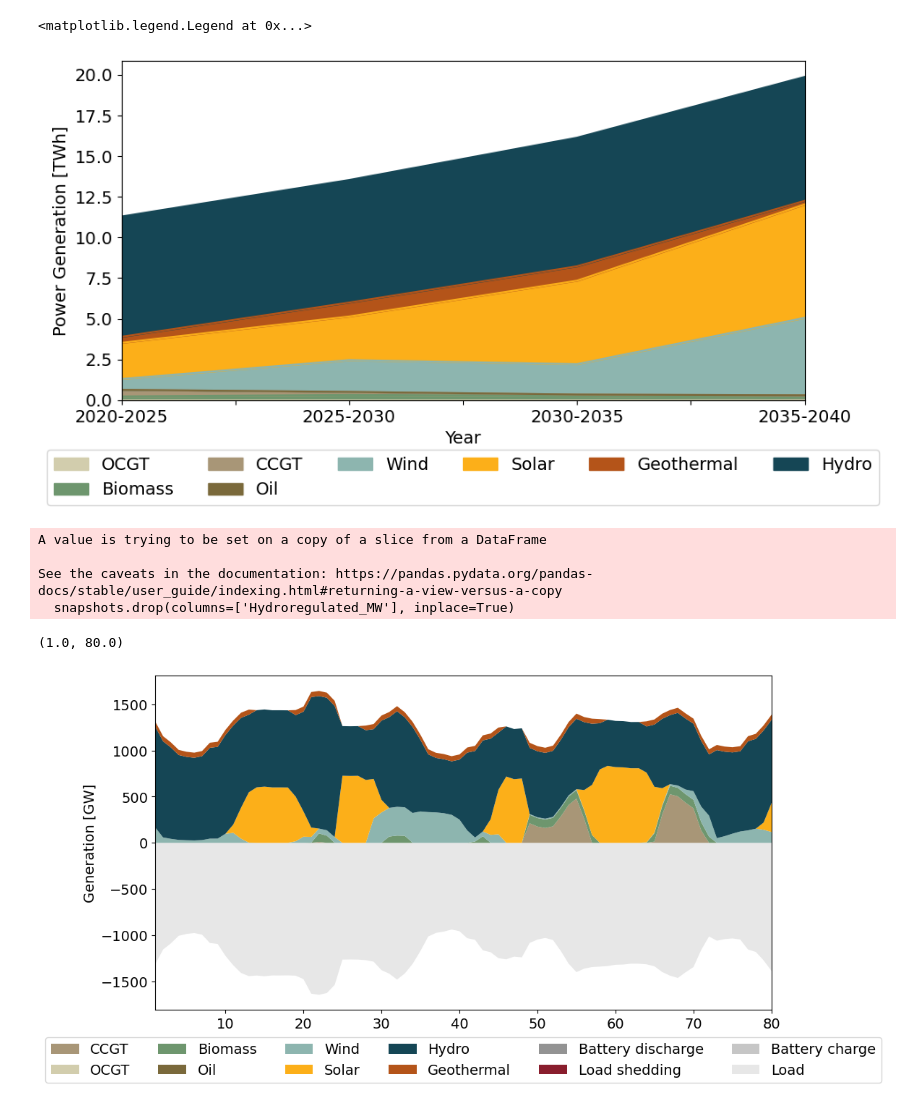
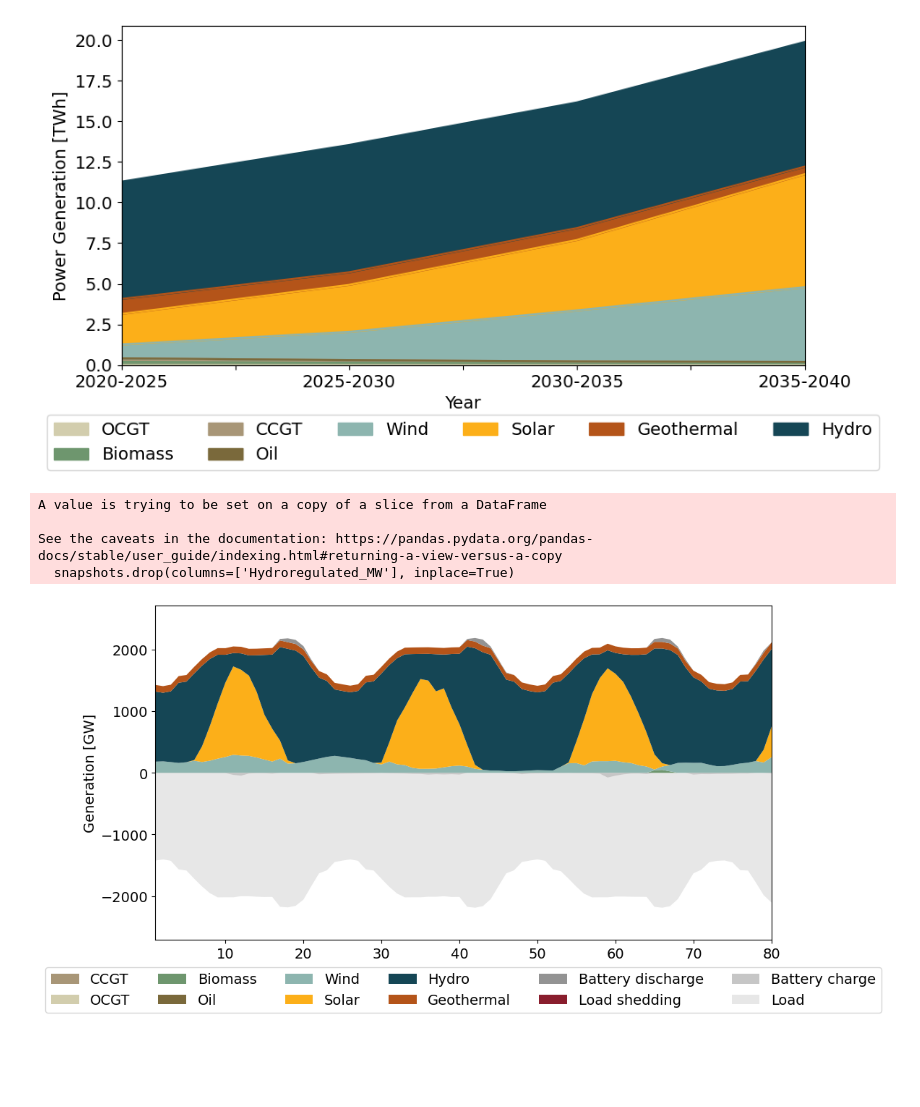
Before and after one commit to maribjorn/EMPIRE-BO, a Jupyter notebook: plot.ipynb, the cells around one changed output. Saved outputs shown, nothing was run; the diff lists cells and outputs as text; code cells hidden in the pictures; blank space fills up the shorter version.

Commit message:
Plot changes

```diff
--- a/plot.ipynb
+++ b/plot.ipynb
@@ -35,15 +35,15 @@ blue1 = '#3EA1C0'
 NoOfPeakSeason = 2
 lengthPeakSeason = 24
 NoOfRegSeason = 4
-lengthRegSeason = 24
+lengthRegSeason = 168
 season_scale = [(8760 - NoOfPeakSeason * lengthPeakSeason) / NoOfRegSeason / lengthRegSeason
                             for x in range(NoOfRegSeason)] + [1 for x in range(NoOfPeakSeason)]
 new_names = ['CCGT',   'OCGT',  'Biomass',  'Oil'  ,'Wind', 'Solar', 'Hydro ror', 'Hydro storage', 'Geothermal']
 new_names_2 = ['CCGT',   'OCGT',  'Biomass',  'Oil'  ,'Wind', 'Solar', 'Hydro', 'Geothermal']
 old_names = ['GasCCGT',    'GasOCGT',  'Bio',   'Oilexisting',  'Windonshore',  'Solar'  ,'Hydrorun-of-the-river', 'Hydroregulated', 'Geo']
-scenario = '1'
+scenario = '5'
 date = '0422'
-time = '1632'
+time = '1718'
 file_path = 'Results/bolivia_v1_reg' + str(lengthRegSeason) + '_peak24_sce' + scenario + '_randomSGR_2024' + date + time + '/results_output_EuropePlot.csv'
 operational_data = pd.read_csv('Results/bolivia_v1_reg' + str(lengthRegSeason) + '_peak24_sce' + scenario + '_randomSGR_2024' + date + time +'/results_output_Operational.csv')
 # %%
@@ -141,13 +141,13 @@ plt.yticks(fontsize=14)
 plt.legend(loc='upper center', bbox_to_anchor=(0.5, -0.12), ncol=6, fontsize=14)
 plt.savefig('figures/Production.png', bbox_inches='tight')
 # %% [output]
-<matplotlib.legend.Legend at 0x...>
-[figure, old version]
+[figure, new version]
 # %%
-period = '2020-2025'
+period = '2030-2035'
 regular_seasons = ['winter', 'spring', 'summer', 'fall']
+scenario_number = 'scenario1'
 
-filtered_data = operational_data[(operational_data['Period'] == period) & (operational_data['Season'].isin(regular_seasons))]
+filtered_data = operational_data[(operational_data['Period'] == period) & (operational_data['Season'].isin(regular_seasons)) & (operational_data['Scenario'] == scenario_number)]
 snapshot_columns = [tech + '_MW' for tech in old_names]
 snapshot_columns.append('storDischarge_MW')
 snapshot_columns.append('storCharge_MW')
@@ -156,32 +156,31 @@ snapshot_columns.append('Load_MW')
 snapshot_columns.append('LoadShed_MW')
 snapshots = filtered_data[snapshot_columns]
 snapshots.loc[:,'Hydrorun-of-the-river_MW'] = snapshots['Hydrorun-of-the-river_MW'] + snapshots['Hydroregulated_MW']
 snapshots.drop(columns=['Hydroregulated_MW'], inplace=True)
 
 # Sum based on Hour and then plot aggregated snapshots
 snapshots = snapshots.groupby('Hour').sum()
 fig, ax=plt.subplots(figsize = (11,6))
 columns_to_plot = [col for col in snapshots.columns if col not in ['Hour', 'storCharge_MW', 'Load_MW']]
 colors= [beige2, beige3, green2, beige1, teal4, yellow, teal2, brown2, grey4, red1]
 dispatch_plot = plt.stackplot(snapshots.index, [snapshots[col] for col in columns_to_plot], colors=colors, zorder=2)
 plt.stackplot(snapshots.index, snapshots['storCharge_MW'], labels=['storCharge_MW'], colors=[grey3], zorder=2)
 plt.stackplot(snapshots.index, snapshots['Load_MW'], labels=['Load'], colors=[grey1])
 plt.xticks(rotation = 0, fontsize=14)
 plt.yticks(fontsize=14)
 # scale_y = 1e3
 # ticks_y = ticker.FuncFormatter(lambda x, pos: '{0:g}'.format(x/scale_y))
 # ax.yaxis.set_major_formatter(ticks_y)
 # myFmt = mdates.DateFormatter('%d %b')
 # ax.xaxis.set_major_formatter(myFmt)
 all_labels = new_names_2 + ['Battery discharge'] +['Load shedding'] + ['Battery charge'] + ['Load']
 plt.legend(labels=all_labels,loc='upper center', bbox_to_anchor=(0.5, -0.06), ncol=6, fontsize=14)
 ax.set_ylabel('Generation [GW]', fontsize=14)
 ax.set_xlim(1, 80)
 plt.savefig('figures/Dispatch.png', bbox_inches='tight')
 # %% [output]
 A value is trying to be set on a copy of a slice from a DataFrame
 
 See the caveats in the documentation: https://pandas.pydata.org/pandas-docs/stable/user_guide/indexing.html#returning-a-view-versus-a-copy
   snapshots.drop(columns=['Hydroregulated_MW'], inplace=True)
-(1.0, 80.0)
-[figure, old version]
+[figure, new version]
```
Also changed, not shown: parts of 2 cells of this notebook, 8 other files.
